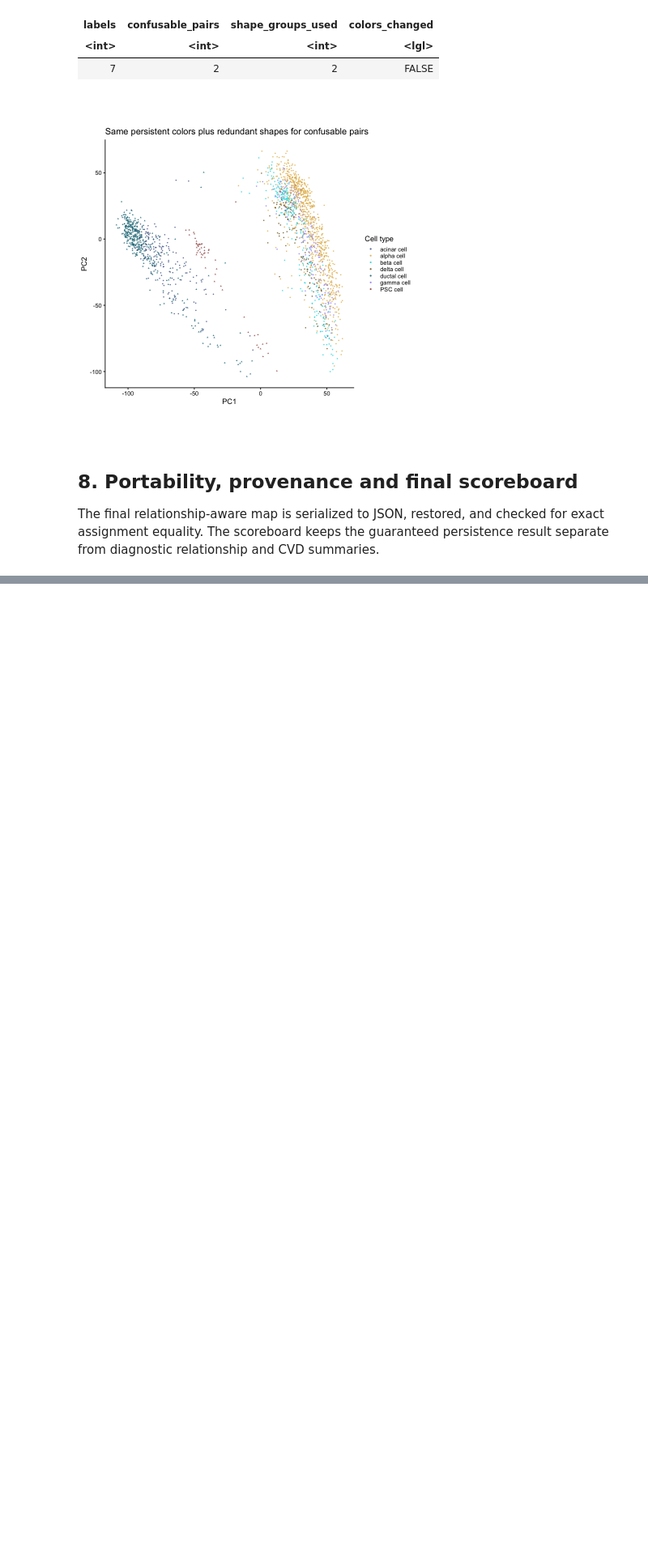
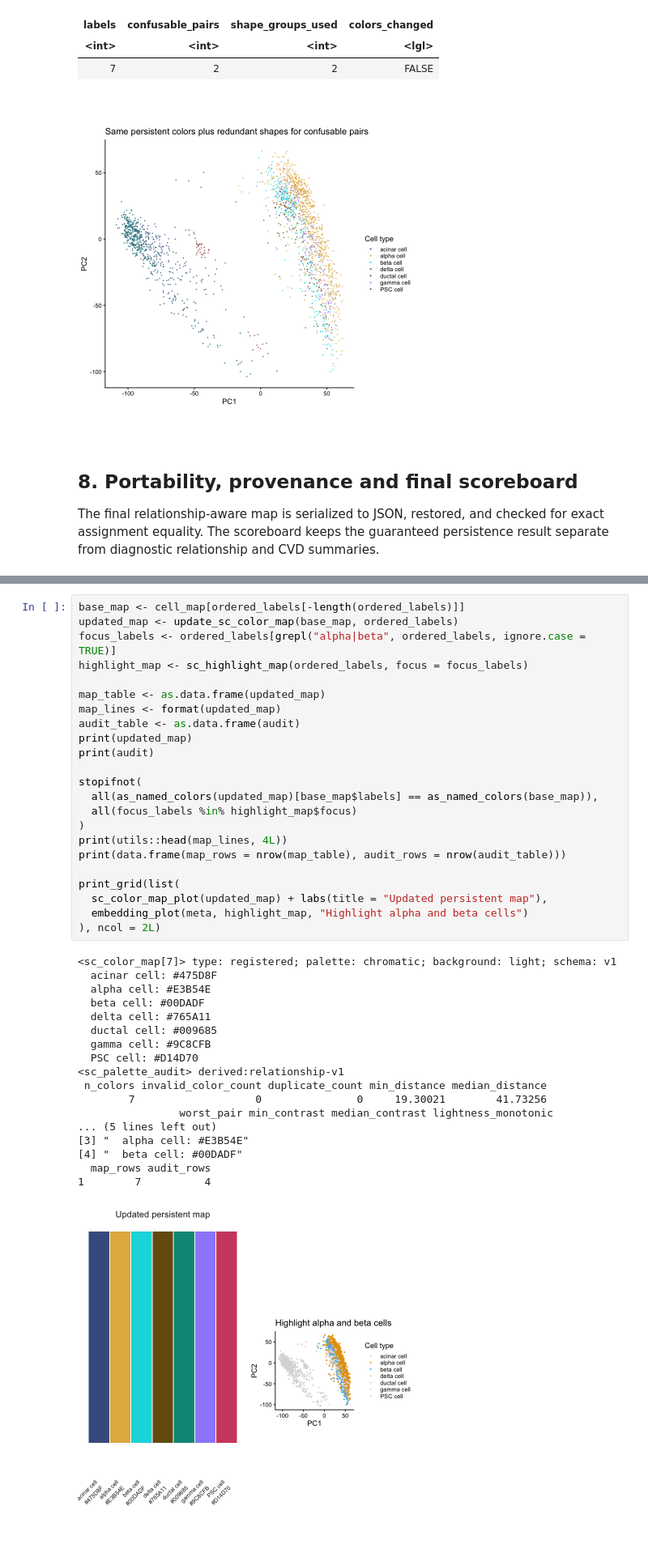
Before and after one commit to xie186/scChromatic, a Jupyter notebook: notebooks/scChromatic_segerstolpe_end_to_end.ipynb, the cells around one changed output, grey strips where cells are left out. Shown at 81% size. Saved outputs shown, nothing was run; the diff lists cells and outputs as text; blank space fills up the shorter version.

```diff
--- a/notebooks/scChromatic_segerstolpe_end_to_end.ipynb
+++ b/notebooks/scChromatic_segerstolpe_end_to_end.ipynb
@@ -610,0 +673,42 @@ A data.frame: 1 × 8
+# %%
+base_map <- cell_map[ordered_labels[-length(ordered_labels)]]
+updated_map <- update_sc_color_map(base_map, ordered_labels)
+focus_labels <- ordered_labels[grepl("alpha|beta", ordered_labels, ignore.case = TRUE)]
+highlight_map <- sc_highlight_map(ordered_labels, focus = focus_labels)
+
+map_table <- as.data.frame(updated_map)
+map_lines <- format(updated_map)
+audit_table <- as.data.frame(audit)
+print(updated_map)
+print(audit)
+
+stopifnot(
+  all(as_named_colors(updated_map)[base_map$labels] == as_named_colors(base_map)),
+  all(focus_labels %in% highlight_map$focus)
+)
+print(utils::head(map_lines, 4L))
+print(data.frame(map_rows = nrow(map_table), audit_rows = nrow(audit_table)))
+
+print_grid(list(
+  sc_color_map_plot(updated_map) + labs(title = "Updated persistent map"),
+  embedding_plot(meta, highlight_map, "Highlight alpha and beta cells")
+), ncol = 2L)
+# %% [output]
+<sc_color_map[7]> type: registered; palette: chromatic; background: light; schema: v1
+  acinar cell: #475D8F
+  alpha cell: #E3B54E
+  beta cell: #00DADF
+  delta cell: #765A11
+  ductal cell: #009685
+  gamma cell: #9C8CFB
+  PSC cell: #D14D70
+<sc_palette_audit> derived:relationship-v1
+ n_colors invalid_color_count duplicate_count min_distance median_distance
+        7                   0               0     19.30021        41.73256
+                worst_pair min_contrast median_contrast lightness_monotonic
+... (5 lines left out)
+[3] "  alpha cell: #E3B54E"
+[4] "  beta cell: #00DADF"
+  map_rows audit_rows
+1        7          4
+[figure, added]
```
Also changed, not shown: parts of 9 cells of this notebook.
